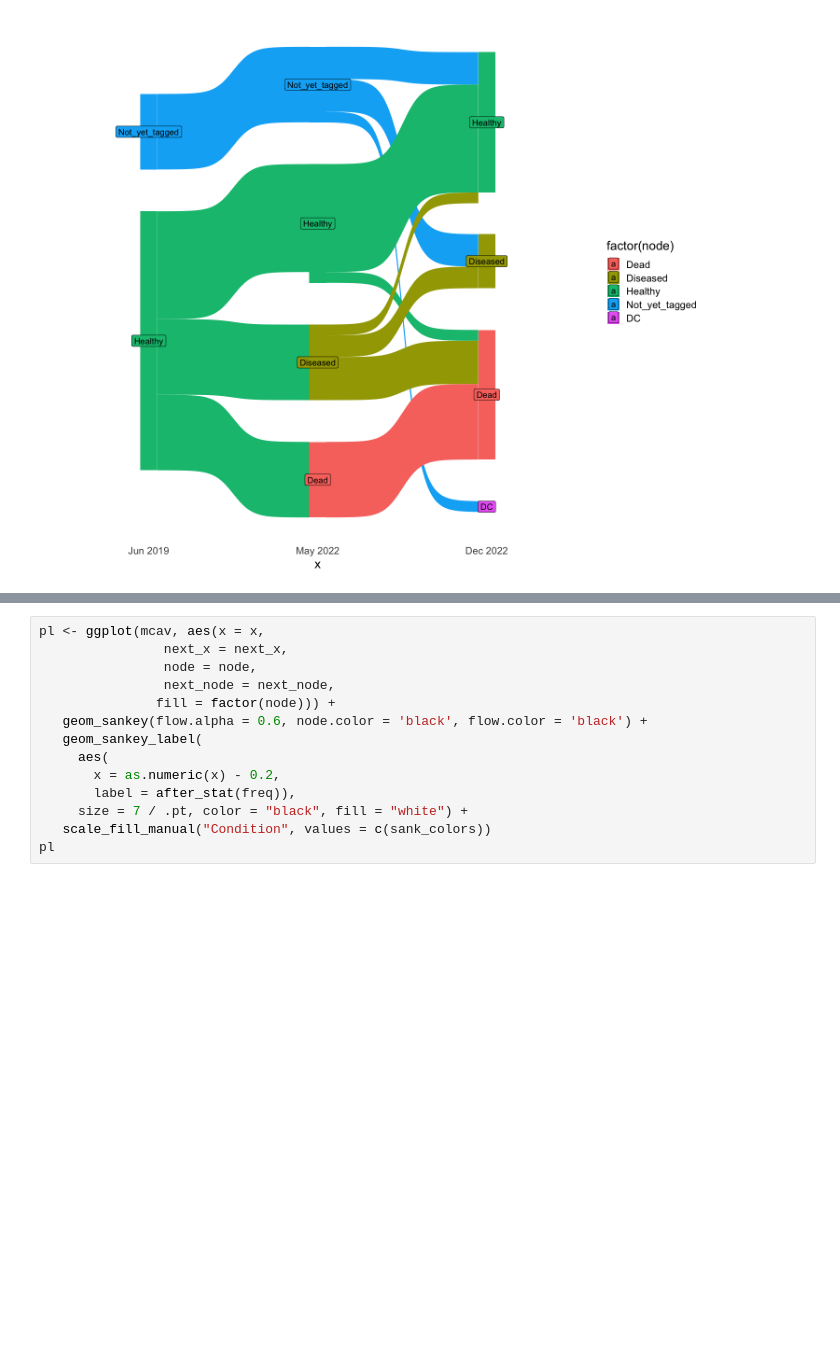
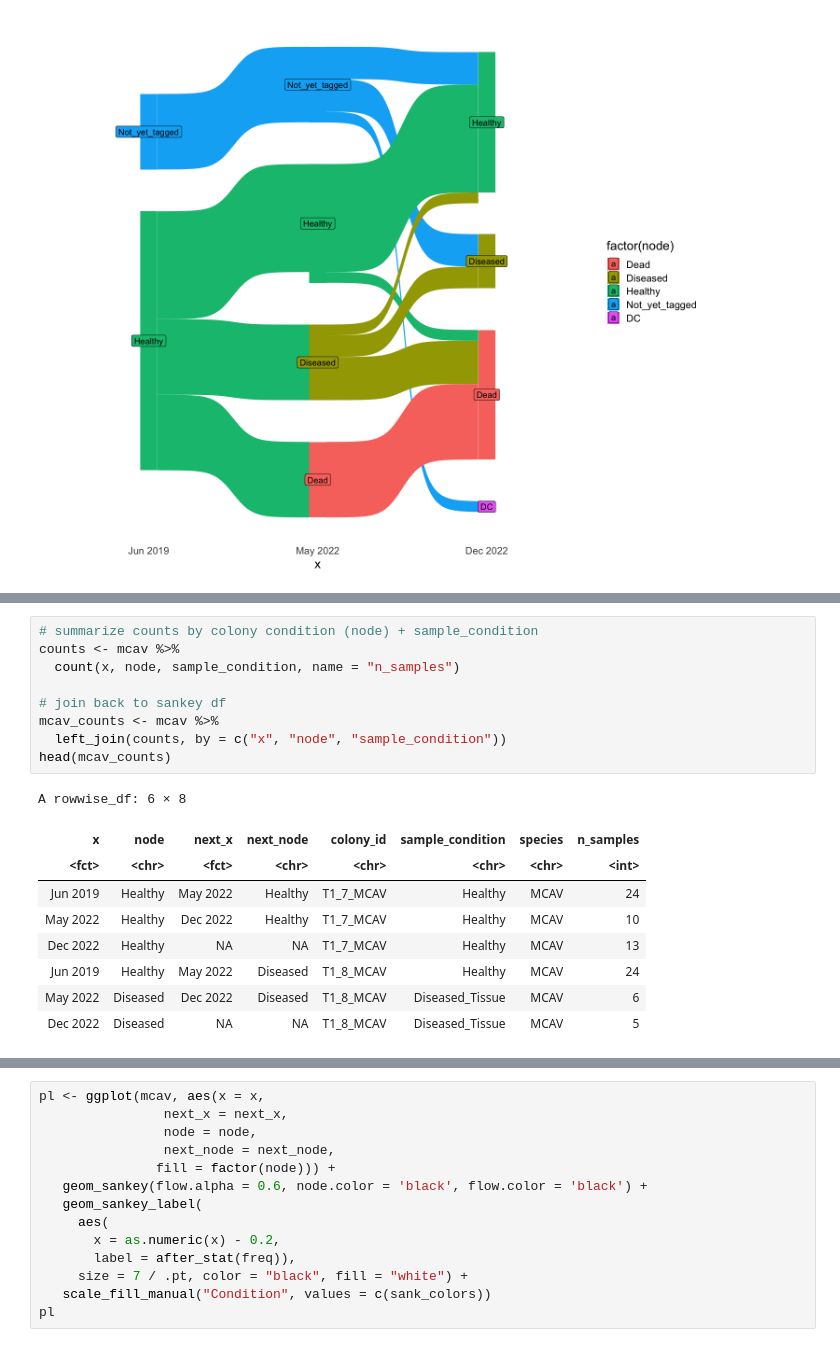
Before and after one commit to brookewicz/Code_notebook, a Jupyter notebook: data_summaries/SampleSankay.ipynb, the cells around one changed output, grey strips where cells are left out. Drawn from its saved outputs; the diff is of its cells as text; blank space fills up the shorter version.

```diff
--- a/data_summaries/SampleSankay.ipynb
+++ b/data_summaries/SampleSankay.ipynb
@@ -273,0 +289,19 @@ ggplot(mcav, aes(x = x,
+# %%
+# summarize counts by colony condition (node) + sample_condition
+counts <- mcav %>%
+  count(x, node, sample_condition, name = "n_samples")
+
+# join back to sankey df
+mcav_counts <- mcav %>%
+  left_join(counts, by = c("x", "node", "sample_condition"))
+head(mcav_counts)
+# %% [output]
+A rowwise_df: 6 × 8
+| x | node | next_x | next_node | colony_id | sample_condition | species | n_samples |
+| <fct> | <chr> | <fct> | <chr> | <chr> | <chr> | <chr> | <int> |
+| Jun 2019 | Healthy | May 2022 | Healthy | T1_7_MCAV | Healthy | MCAV | 24 |
+| May 2022 | Healthy | Dec 2022 | Healthy | T1_7_MCAV | Healthy | MCAV | 10 |
+| Dec 2022 | Healthy | NA | NA | T1_7_MCAV | Healthy | MCAV | 13 |
+| Jun 2019 | Healthy | May 2022 | Diseased | T1_8_MCAV | Healthy | MCAV | 24 |
+| May 2022 | Diseased | Dec 2022 | Diseased | T1_8_MCAV | Diseased_Tissue | MCAV | 6 |
+| Dec 2022 | Diseased | NA | NA | T1_8_MCAV | Diseased_Tissue | MCAV | 5 |
```
Also changed, not shown: parts of 5 cells of this notebook.
